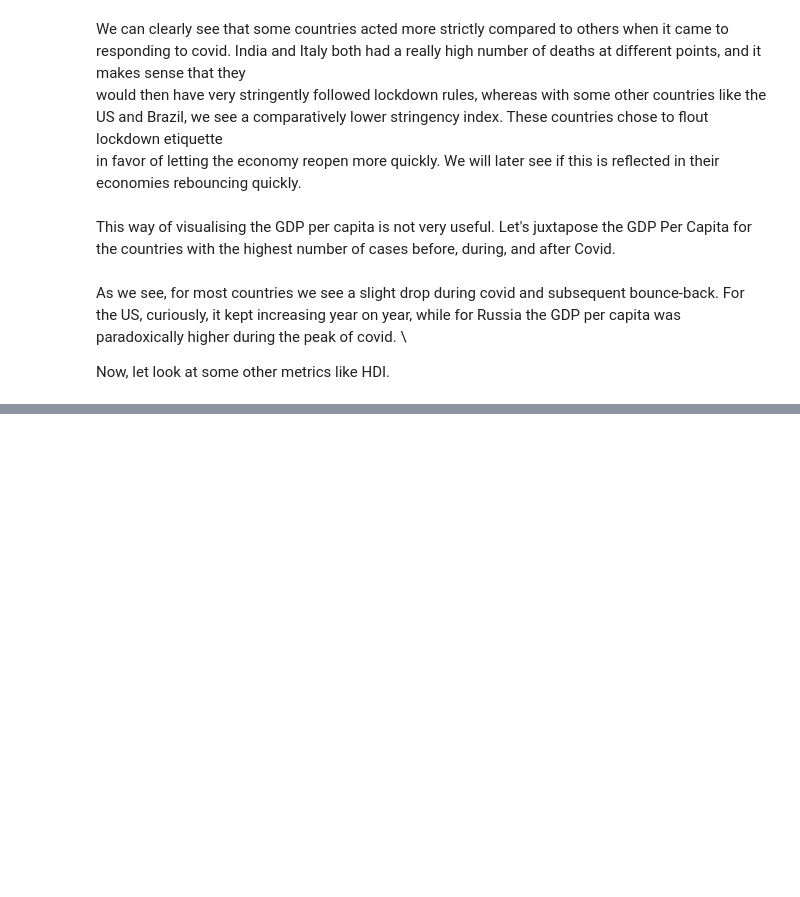
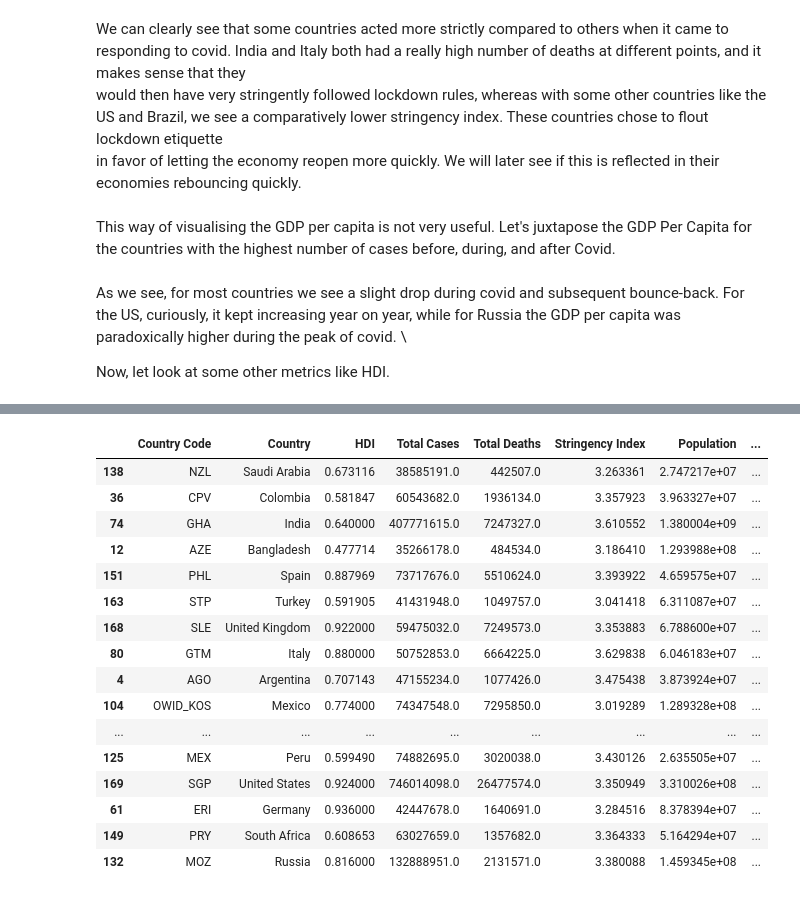
Before and after one commit to kevin-v96/ds-projects, a Jupyter notebook: covid-analysis/covid_analysis/covid.ipynb, the cells around one changed output, grey strips where cells are left out. Cells and saved outputs as stored; diff of their text form; code cells hidden in the pictures; blank space fills up the shorter version.

Commit message:
finish covid analysis project

```diff
--- a/covid-analysis/covid_analysis/covid.ipynb
+++ b/covid-analysis/covid_analysis/covid.ipynb
@@ -345,0 +355,32 @@ As expected, for the most part. We have one thing left that we haven't confirmed
+# %%
+data["Bounce Back"] = data["GDP Per Capita After Covid"] - data["GDP Per Capita During Covid"]
+data["Bounce Back Percentage"] = (data["Bounce Back"] / data["GDP Per Capita During Covid"]) * 100
+#plot of bounce back percentage against stringency index
+fig = px.scatter(data, x="Stringency Index", y="Bounce Back Percentage",
+                 color="Country", size="Total Cases",
+                 title="Bounce Back Percentage vs Stringency Index")
+fig.update_layout(xaxis_range=[3, 4],
+                  yaxis_range=[0, 10])
+fig.show()
+# %%
+top_countries = data.sort_values(by="Total Cases", ascending=False).head(20)
+top_countries_sorted = top_countries.sort_values(by="Bounce Back Percentage", ascending=False)
+top_countries_sorted
+# %% [output]
+|  | Country Code | Country | HDI | Total Cases | Total Deaths | Stringency Index | Population | ... |
+| 138 | NZL | Saudi Arabia | 0.673116 | 38585191.0 | 442507.0 | 3.263361 | 2.747217e+07 | ... |
+| 36 | CPV | Colombia | 0.581847 | 60543682.0 | 1936134.0 | 3.357923 | 3.963327e+07 | ... |
+| 74 | GHA | India | 0.640000 | 407771615.0 | 7247327.0 | 3.610552 | 1.380004e+09 | ... |
+| 12 | AZE | Bangladesh | 0.477714 | 35266178.0 | 484534.0 | 3.186410 | 1.293988e+08 | ... |
+| 151 | PHL | Spain | 0.887969 | 73717676.0 | 5510624.0 | 3.393922 | 4.659575e+07 | ... |
+| 163 | STP | Turkey | 0.591905 | 41431948.0 | 1049757.0 | 3.041418 | 6.311087e+07 | ... |
+| 168 | SLE | United Kingdom | 0.922000 | 59475032.0 | 7249573.0 | 3.353883 | 6.788600e+07 | ... |
+| 80 | GTM | Italy | 0.880000 | 50752853.0 | 6664225.0 | 3.629838 | 6.046183e+07 | ... |
+| 4 | AGO | Argentina | 0.707143 | 47155234.0 | 1077426.0 | 3.475438 | 3.873924e+07 | ... |
+| 104 | OWID_KOS | Mexico | 0.774000 | 74347548.0 | 7295850.0 | 3.019289 | 1.289328e+08 | ... |
+| ... | ... | ... | ... | ... | ... | ... | ... | ... |
+| 125 | MEX | Peru | 0.599490 | 74882695.0 | 3020038.0 | 3.430126 | 2.635505e+07 | ... |
+| 169 | SGP | United States | 0.924000 | 746014098.0 | 26477574.0 | 3.350949 | 3.310026e+08 | ... |
+| 61 | ERI | Germany | 0.936000 | 42447678.0 | 1640691.0 | 3.284516 | 8.378394e+07 | ... |
+| 149 | PRY | South Africa | 0.608653 | 63027659.0 | 1357682.0 | 3.364333 | 5.164294e+07 | ... |
+| 132 | MOZ | Russia | 0.816000 | 132888951.0 | 2131571.0 | 3.380088 | 1.459345e+08 | ... |
```
Also changed, not shown: parts of 4 cells of this notebook, 1 other file.
